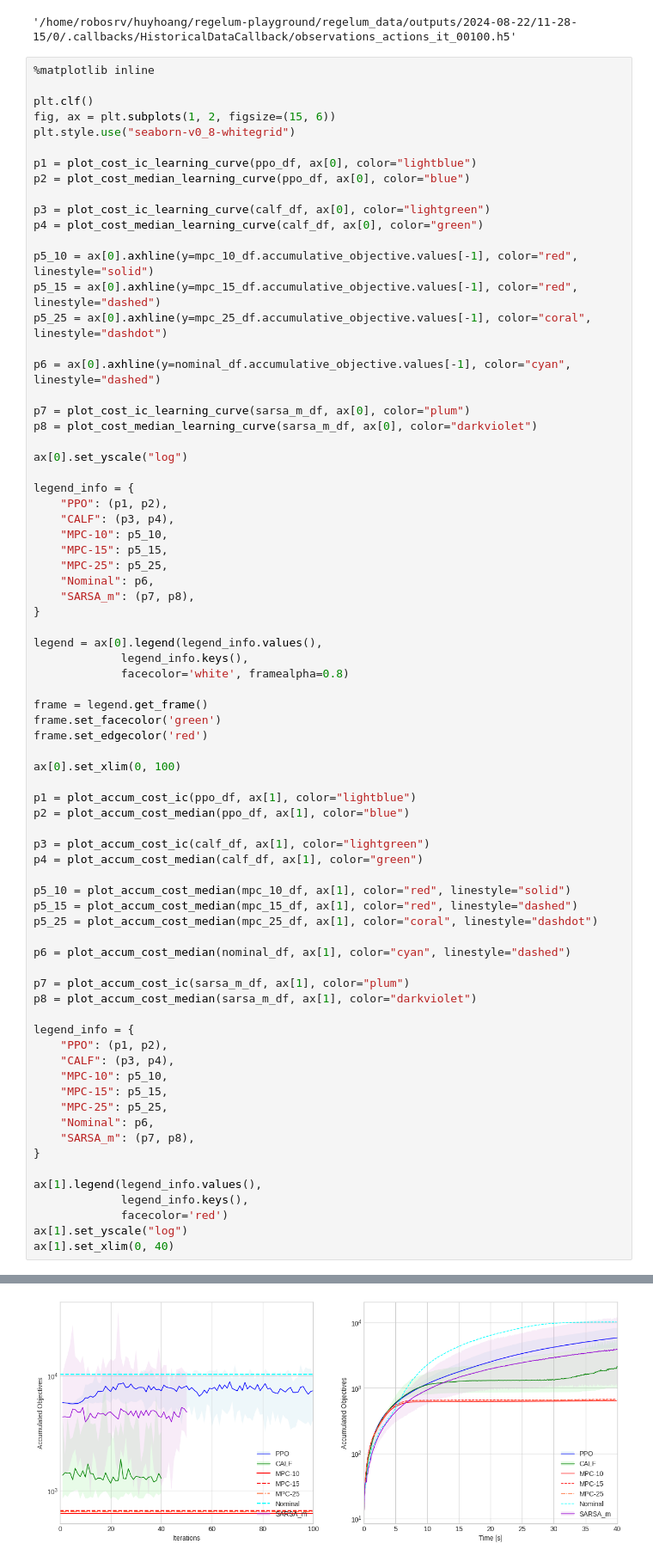
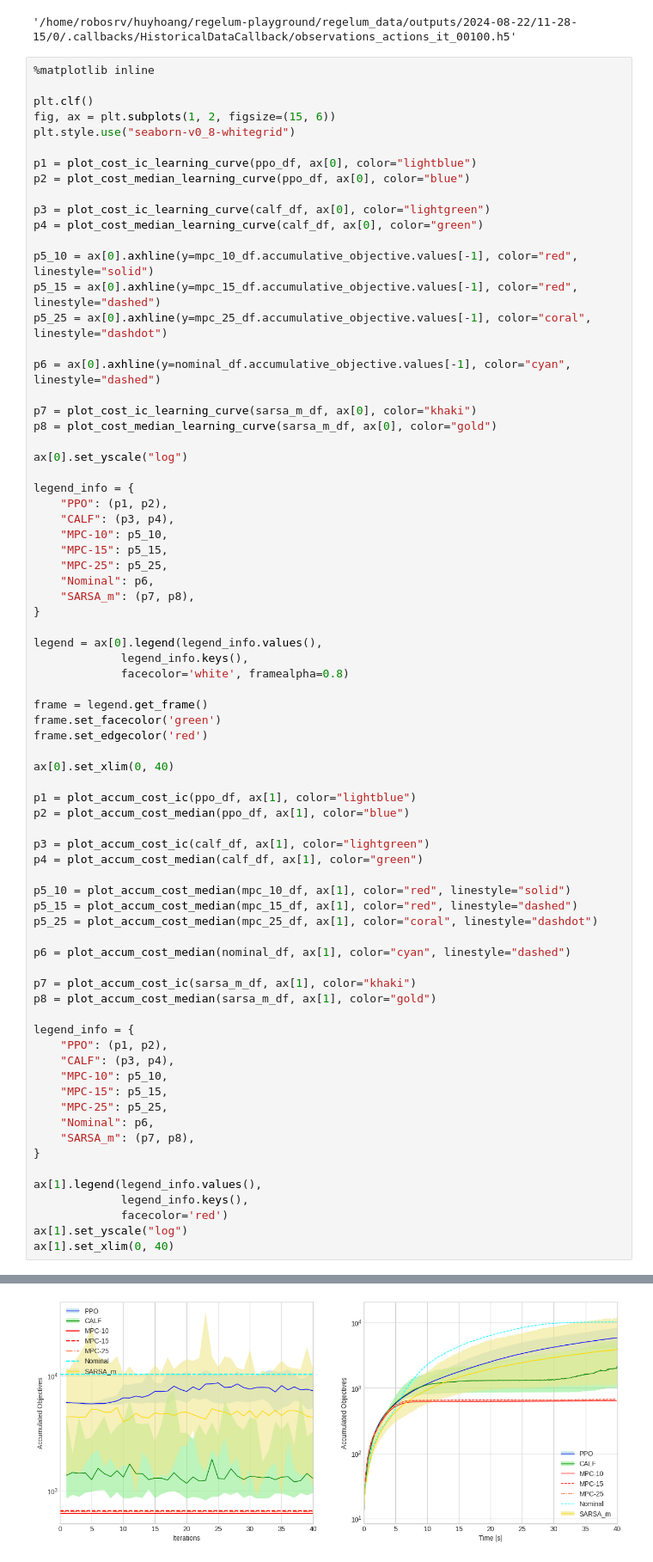
Before and after one commit to thd-research/regelum-playground, a Jupyter notebook: notebooks/check_log_and_compare_objective.ipynb, the cells around one changed output, grey strips where cells are left out. Shown at 86% size. Drawn from its saved outputs; the diff is of its cells as text.

Commit message:
refactor: add X limit, change color of SARSA

```diff
--- a/notebooks/check_log_and_compare_objective.ipynb
+++ b/notebooks/check_log_and_compare_objective.ipynb
@@ -472,8 +489,8 @@ p5_25 = ax[0].axhline(y=mpc_25_df.accumulative_objective.values[-1], color="cora
 
 p6 = ax[0].axhline(y=nominal_df.accumulative_objective.values[-1], color="cyan", linestyle="dashed")
 
-p7 = plot_cost_ic_learning_curve(sarsa_m_df, ax[0], color="plum")
-p8 = plot_cost_median_learning_curve(sarsa_m_df, ax[0], color="darkviolet")
+p7 = plot_cost_ic_learning_curve(sarsa_m_df, ax[0], color="khaki")
+p8 = plot_cost_median_learning_curve(sarsa_m_df, ax[0], color="gold")
 
 ax[0].set_yscale("log")
 
@@ -495,38 +512,38 @@ frame = legend.get_frame()
 frame.set_facecolor('green')
 frame.set_edgecolor('red')
 
-ax[0].set_xlim(0, 100)
+ax[0].set_xlim(0, 40)
 
 p1 = plot_accum_cost_ic(ppo_df, ax[1], color="lightblue")
 p2 = plot_accum_cost_median(ppo_df, ax[1], color="blue")
 
 p3 = plot_accum_cost_ic(calf_df, ax[1], color="lightgreen")
 p4 = plot_accum_cost_median(calf_df, ax[1], color="green")
 
 p5_10 = plot_accum_cost_median(mpc_10_df, ax[1], color="red", linestyle="solid")
 p5_15 = plot_accum_cost_median(mpc_15_df, ax[1], color="red", linestyle="dashed")
 p5_25 = plot_accum_cost_median(mpc_25_df, ax[1], color="coral", linestyle="dashdot")
 
 p6 = plot_accum_cost_median(nominal_df, ax[1], color="cyan", linestyle="dashed")
 
-p7 = plot_accum_cost_ic(sarsa_m_df, ax[1], color="plum")
-p8 = plot_accum_cost_median(sarsa_m_df, ax[1], color="darkviolet")
+p7 = plot_accum_cost_ic(sarsa_m_df, ax[1], color="khaki")
+p8 = plot_accum_cost_median(sarsa_m_df, ax[1], color="gold")
 
 legend_info = {
     "PPO": (p1, p2),
     "CALF": (p3, p4),
     "MPC-10": p5_10,
     "MPC-15": p5_15,
     "MPC-25": p5_25,
     "Nominal": p6,
     "SARSA_m": (p7, p8),
 }
 
 ax[1].legend(legend_info.values(),
              legend_info.keys(),
              facecolor='red')
 ax[1].set_yscale("log")
 ax[1].set_xlim(0, 40)
 # %% [output]
 (0.0, 40.0)
-[figure, old version]
+[figure, new version]
```
Also changed, not shown: parts of 1 cell of this notebook.
